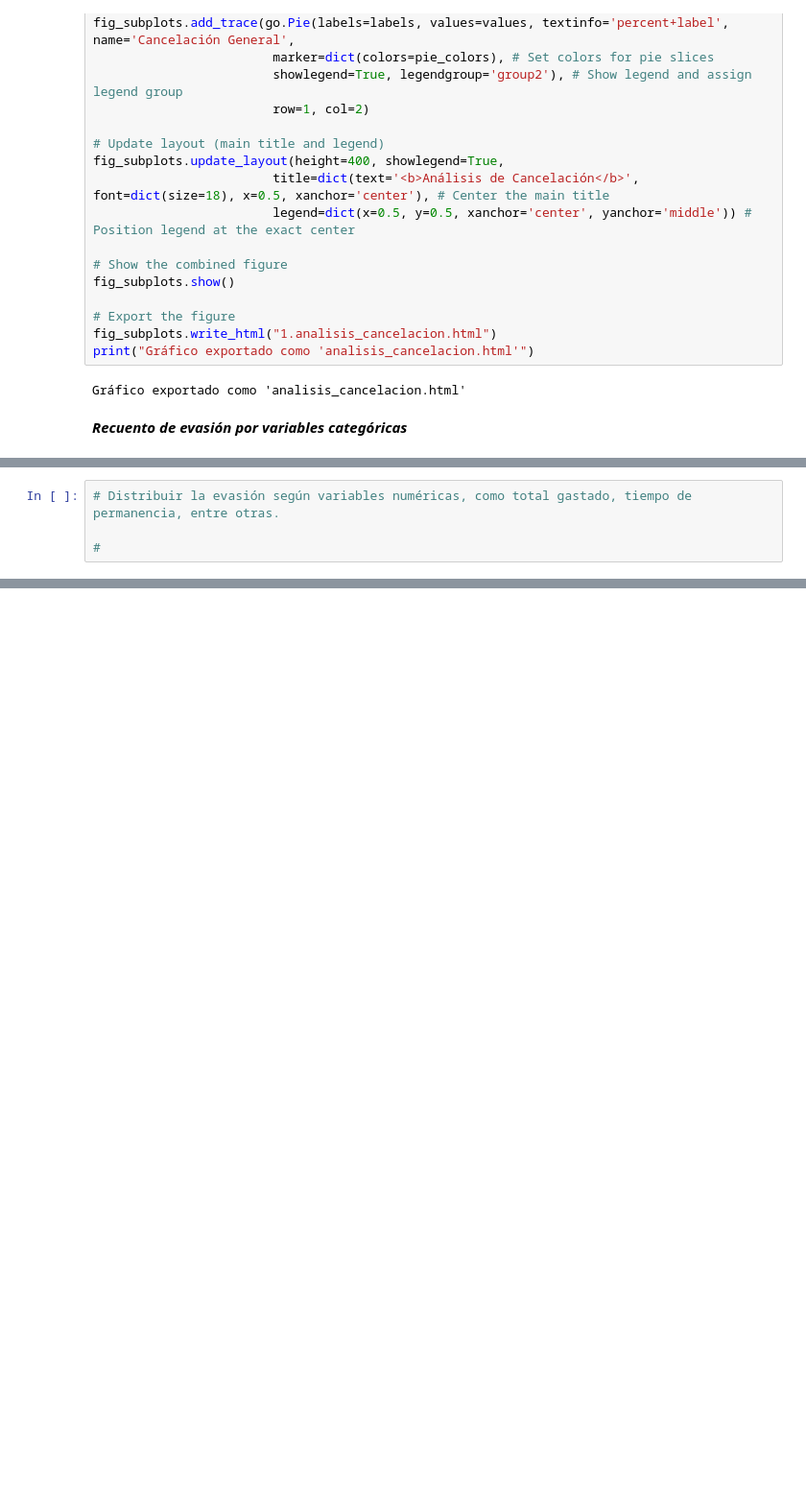
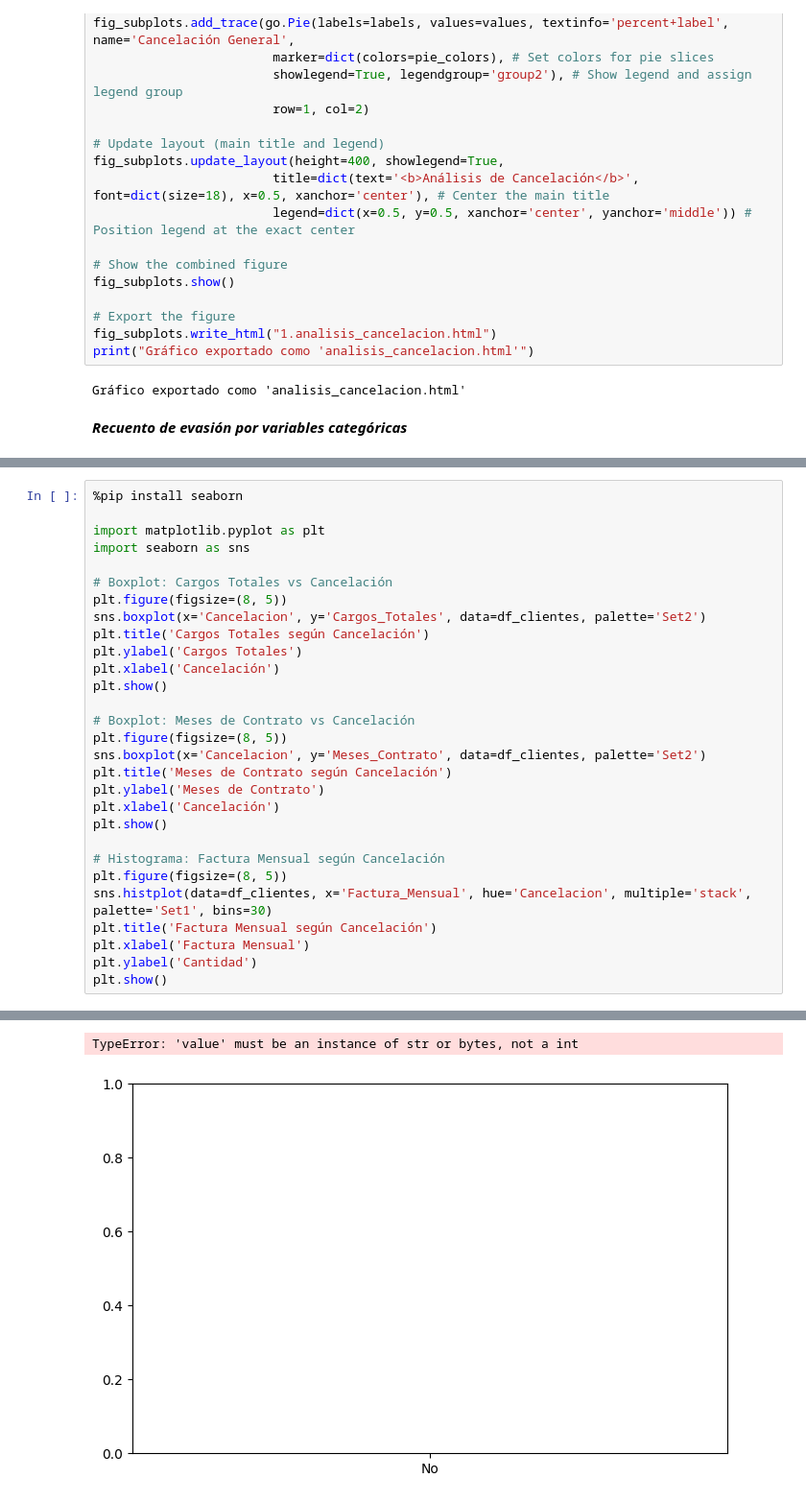
Before and after one commit to rb-olivera/Telecom-X---AluraLatam, a Jupyter notebook: TelecomX_ParteUno.ipynb, the cells around one changed output, grey strips where cells are left out. Shown at 96% size. Cells and saved outputs as stored; diff of their text form; blank space fills up the shorter version.

```diff
--- a/TelecomX_ParteUno.ipynb
+++ b/TelecomX_ParteUno.ipynb
@@ -554,6 +554,32 @@ fig_metodo_pago = px.histogram(df_clientes, x='Metodo_Pago', color='Cancelacion'
 fig_metodo_pago.update_layout(title=dict(text='<b>Evasión por Método de Pago</b>', font=dict(size=18)))
 fig_metodo_pago.show()
-# %%
-# Distribuir la evasión según variables numéricas, como total gastado, tiempo de permanencia, entre otras.
-
-#
+# %%
+%pip install seaborn
+
+import matplotlib.pyplot as plt
+import seaborn as sns
+
+# Boxplot: Cargos Totales vs Cancelación
+plt.figure(figsize=(8, 5))
+sns.boxplot(x='Cancelacion', y='Cargos_Totales', data=df_clientes, palette='Set2')
+plt.title('Cargos Totales según Cancelación')
+plt.ylabel('Cargos Totales')
+plt.xlabel('Cancelación')
+plt.show()
+
+# Boxplot: Meses de Contrato vs Cancelación
+plt.figure(figsize=(8, 5))
+sns.boxplot(x='Cancelacion', y='Meses_Contrato', data=df_clientes, palette='Set2')
+plt.title('Meses de Contrato según Cancelación')
+plt.ylabel('Meses de Contrato')
+plt.xlabel('Cancelación')
+plt.show()
+
+# Histograma: Factura Mensual según Cancelación
+plt.figure(figsize=(8, 5))
+sns.histplot(data=df_clientes, x='Factura_Mensual', hue='Cancelacion', multiple='stack', palette='Set1', bins=30)
+plt.title('Factura Mensual según Cancelación')
+plt.xlabel('Factura Mensual')
+plt.ylabel('Cantidad')
+plt.show()
+# %% [output]
@@ -559,0 +602,2 @@ fig_metodo_pago.show()
+TypeError: 'value' must be an instance of str or bytes, not a int
+[figure, added]
```
Also changed, not shown: parts of 2 cells of this notebook.
